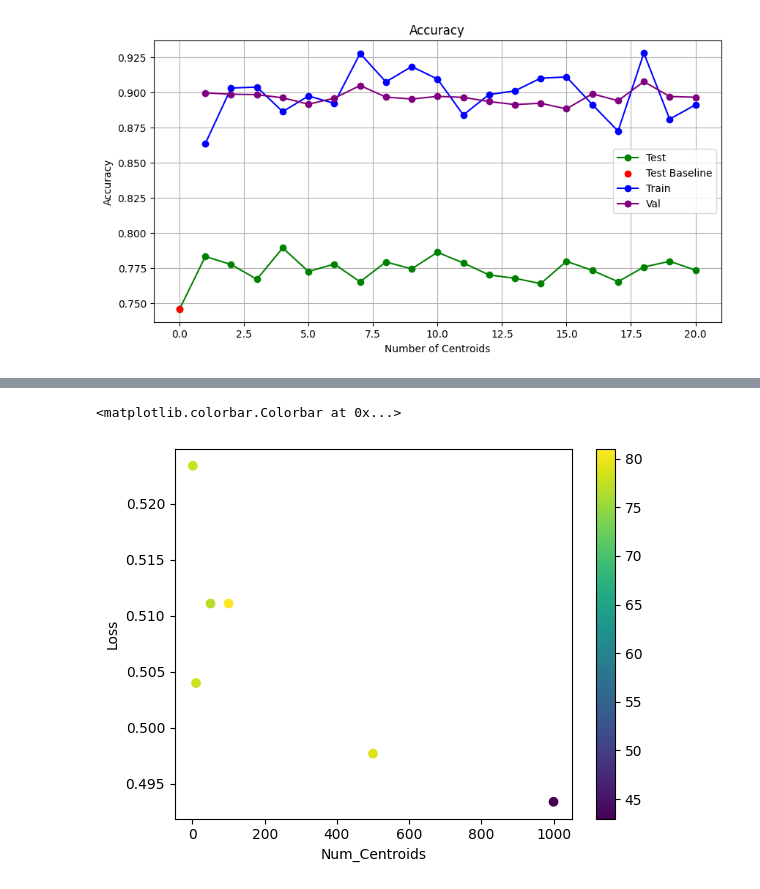
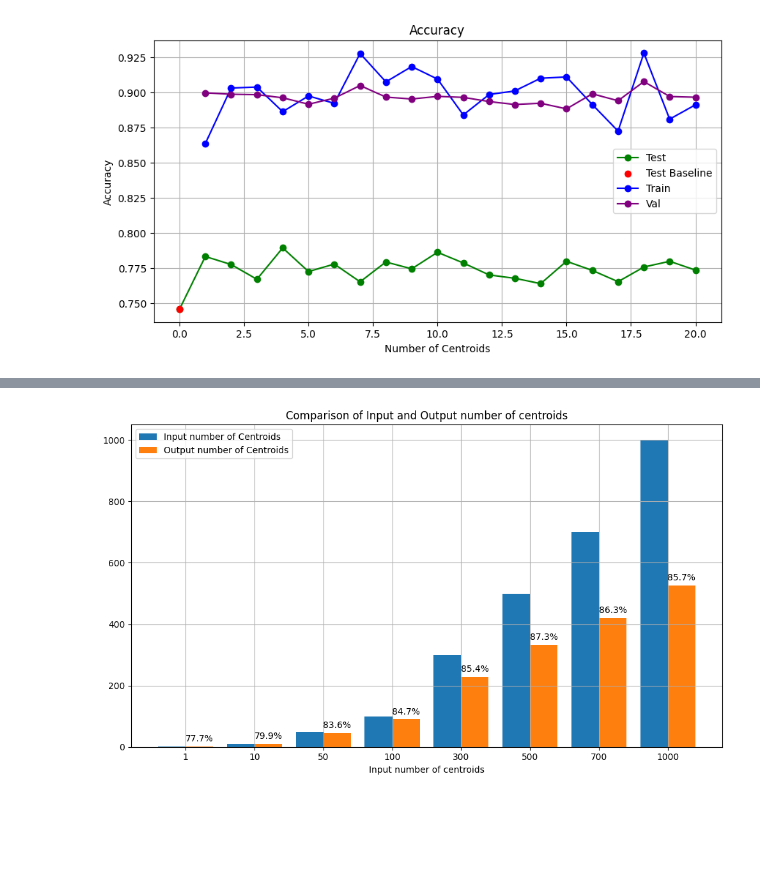
Before and after one commit to jlennartz/MedImSeg, a Jupyter notebook: src/full_vers.ipynb, the cells around one changed output, grey strips where cells are left out. Saved outputs shown, nothing was run; the diff lists cells and outputs as text; code cells hidden in the pictures; blank space fills up the shorter version.

```diff
--- a/src/full_vers.ipynb
+++ b/src/full_vers.ipynb
@@ -365,42 +360,34 @@ plt.show()
-# %%
-%matplotlib inline
-import numpy as np
-import matplotlib.pyplot as pl
-
-# Load the data
-data_test = pd.read_csv('results_only_test.txt', sep="\t")
-data_tr_test = pd.read_csv('results_train_test.txt', sep='\t')
-
-# # Plot Loss
-# fig, ax1 = plt.subplots(figsize=(10, 5))
-
-# # Первичная ось (y-axis) для Loss
-# ax1.plot(data_test['Num_Centroids'], data_test['Loss'], marker="o", color='blue', label="Test Loss")
-# ax1.plot(data_tr_test['Num_Centroids'], data_tr_test['Loss'], marker="o", color='purple', label="Train + Test Loss")
-# ax1.set_xlabel("Number of Centroids")
-# ax1.set_ylabel("Loss", color='blue')
-# ax1.tick_params(axis='y', labelcolor='blue')
-
-# # Добавление третьей оси (Epochs)
-# ax2 = ax1.twinx()
-# ax2.plot(data_test['Num_Centroids'], data_test['Num_epochs'], marker="x", color='green', linestyle='--', label="Epochs")
-# ax2.set_ylabel("Epochs", color='green')
-# ax2.tick_params(axis='y', labelcolor='green')
-
-# # Добавление легенды
-# fig.tight_layout()
-# fig.suptitle("Loss with Epochs", y=1.03)
-# fig.legend(loc="upper right", bbox_to_anchor=(0.85, 0.85))
-# plt.grid(True)
-# plt.show()
-
-
-graph = pl.scatter(data_test['Num_Centroids'], data_test['Loss'], c= data_test['Num_epochs'])
-
-pl.xlabel('Num_Centroids')
-pl.ylabel('Loss')
-# pl.clabel('Num_epochs')
-pl.colorbar(graph)
-# %% [output]
-<matplotlib.colorbar.Colorbar at 0x...>
-[figure, removed]
+# %%
+import matplotlib.pyplot as plt
+import numpy as np
+
+# Data
+num_centroids = [1, 10, 50, 100, 300, 500, 700, 1000]
+train_and_num_centroids = [4552, 4561, 4597, 4641, 4780, 4884, 4971, 5078]
+adjusted_train_and_num_centroids = [val - 4551 for val in train_and_num_centroids]
+dice_scores = [0.7770, 0.7986, 0.8364, 0.8469, 0.8541, 0.8726, 0.8630, 0.8568]
+
+# Plot
+bar_width = 0.4
+x = np.arange(len(num_centroids))
+
+plt.figure(figsize=(10, 6))
+plt.bar(x - bar_width/2, num_centroids, bar_width, label="Input number of Centroids")
+bars = plt.bar(x + bar_width/2, adjusted_train_and_num_centroids, bar_width, label="Output number of Centroids")
+
+# Add Dice_Score annotations above orange bars
+for bar, score in zip(bars, dice_scores):
+    height = bar.get_height()
+    plt.text(bar.get_x() + bar.get_width()/2, height + 10, f"{score * 100:.1f}%", ha='center', va='bottom', fontsize=10)
+
+# Labels and titles
+plt.xlabel('Input number of centroids')
+plt.title('Comparison of Input and Output number of centroids')
+plt.xticks(x, num_centroids)
+plt.legend()
+
+plt.tight_layout()
+plt.grid()
+plt.show()
+# %% [output]
+[figure, added]
```
Also changed, not shown: parts of 1 cell of this notebook, 5 other files.
